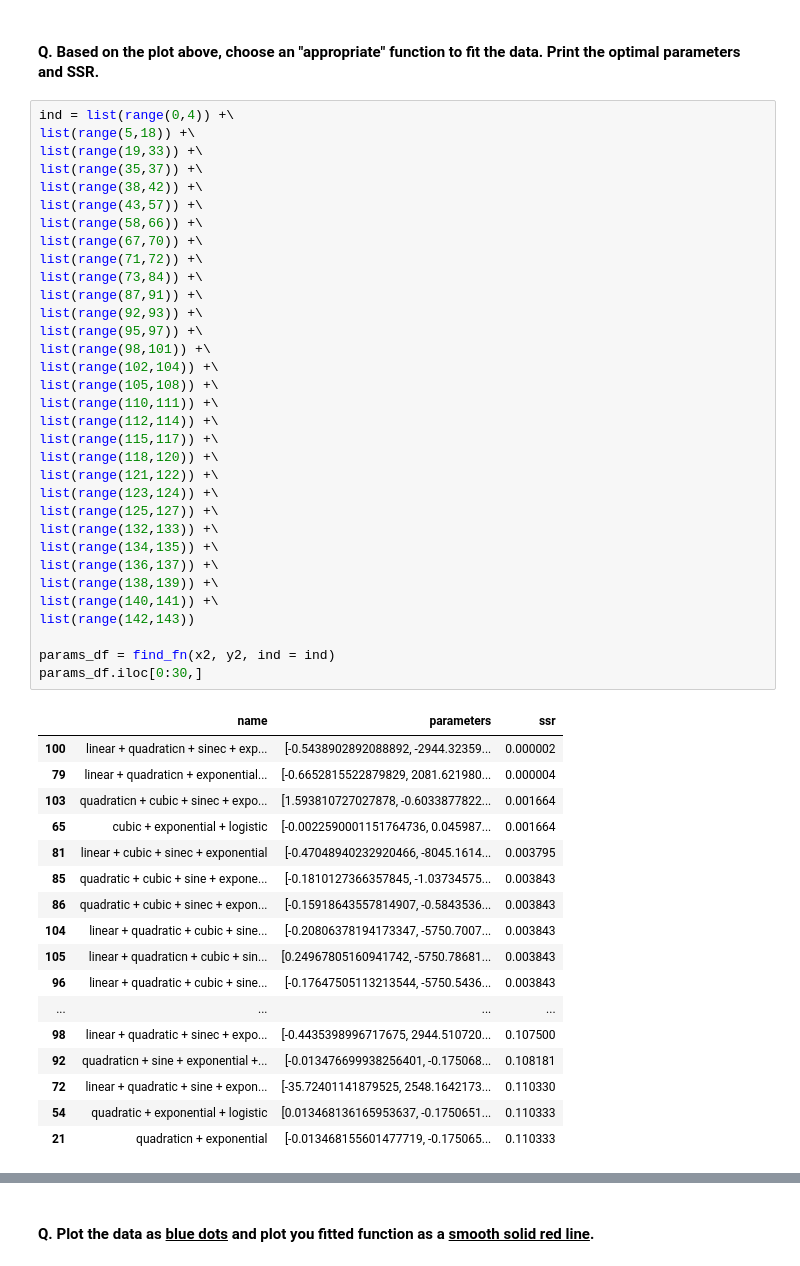
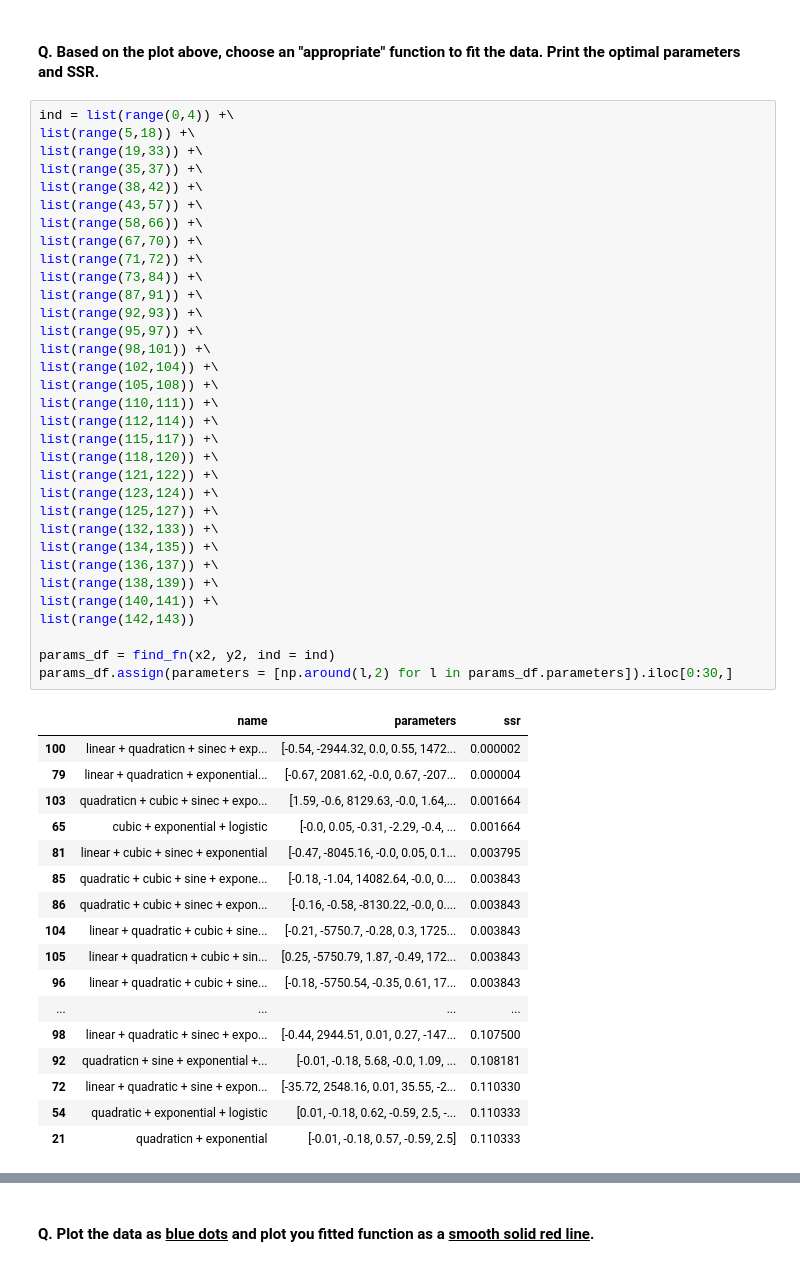
Before and after one commit to patdonato/msds2022_mds, a Jupyter notebook: HW2.ipynb, the cells around one changed output, grey strips where cells are left out. Cells and saved outputs as stored; diff of their text form.

```diff
--- a/HW2.ipynb
+++ b/HW2.ipynb
@@ -342,47 +342,47 @@ list(range(19,33)) +\
 list(range(35,37)) +\
 list(range(38,42)) +\
 list(range(43,57)) +\
 list(range(58,66)) +\
 list(range(67,70)) +\
 list(range(71,72)) +\
 list(range(73,84)) +\
 list(range(87,91)) +\
 list(range(92,93)) +\
 list(range(95,97)) +\
 list(range(98,101)) +\
 list(range(102,104)) +\
 list(range(105,108)) +\
 list(range(110,111)) +\
 list(range(112,114)) +\
 list(range(115,117)) +\
 list(range(118,120)) +\
 list(range(121,122)) +\
 list(range(123,124)) +\
 list(range(125,127)) +\
 list(range(132,133)) +\
 list(range(134,135)) +\
 list(range(136,137)) +\
 list(range(138,139)) +\
 list(range(140,141)) +\
 list(range(142,143))
 
 params_df = find_fn(x2, y2, ind = ind)
-params_df.iloc[0:30,]
+params_df.assign(parameters = [np.around(l,2) for l in params_df.parameters]).iloc[0:30,]
 # %% [output]
 |  | name | parameters | ssr |
-| 100 | linear + quadraticn + sinec + exp... | [-0.5438902892088892, -2944.32359... | 0.000002 |
-| 79 | linear + quadraticn + exponential... | [-0.6652815522879829, 2081.621980... | 0.000004 |
-| 103 | quadraticn + cubic + sinec + expo... | [1.593810727027878, -0.6033877822... | 0.001664 |
-| 65 | cubic + exponential + logistic | [-0.0022590001151764736, 0.045987... | 0.001664 |
-| 81 | linear + cubic + sinec + exponential | [-0.47048940232920466, -8045.1614... | 0.003795 |
-| 85 | quadratic + cubic + sine + expone... | [-0.1810127366357845, -1.03734575... | 0.003843 |
-| 86 | quadratic + cubic + sinec + expon... | [-0.15918643557814907, -0.5843536... | 0.003843 |
-| 104 | linear + quadratic + cubic + sine... | [-0.20806378194173347, -5750.7007... | 0.003843 |
-| 105 | linear + quadraticn + cubic + sin... | [0.24967805160941742, -5750.78681... | 0.003843 |
-| 96 | linear + quadratic + cubic + sine... | [-0.17647505113213544, -5750.5436... | 0.003843 |
+| 100 | linear + quadraticn + sinec + exp... | [-0.54, -2944.32, 0.0, 0.55, 1472... | 0.000002 |
+| 79 | linear + quadraticn + exponential... | [-0.67, 2081.62, -0.0, 0.67, -207... | 0.000004 |
+| 103 | quadraticn + cubic + sinec + expo... | [1.59, -0.6, 8129.63, -0.0, 1.64,... | 0.001664 |
+| 65 | cubic + exponential + logistic | [-0.0, 0.05, -0.31, -2.29, -0.4, ... | 0.001664 |
+| 81 | linear + cubic + sinec + exponential | [-0.47, -8045.16, -0.0, 0.05, 0.1... | 0.003795 |
+| 85 | quadratic + cubic + sine + expone... | [-0.18, -1.04, 14082.64, -0.0, 0.... | 0.003843 |
+| 86 | quadratic + cubic + sinec + expon... | [-0.16, -0.58, -8130.22, -0.0, 0.... | 0.003843 |
+| 104 | linear + quadratic + cubic + sine... | [-0.21, -5750.7, -0.28, 0.3, 1725... | 0.003843 |
+| 105 | linear + quadraticn + cubic + sin... | [0.25, -5750.79, 1.87, -0.49, 172... | 0.003843 |
+| 96 | linear + quadratic + cubic + sine... | [-0.18, -5750.54, -0.35, 0.61, 17... | 0.003843 |
 | ... | ... | ... | ... |
-| 98 | linear + quadratic + sinec + expo... | [-0.4435398996717675, 2944.510720... | 0.107500 |
-| 92 | quadraticn + sine + exponential +... | [-0.013476699938256401, -0.175068... | 0.108181 |
-| 72 | linear + quadratic + sine + expon... | [-35.72401141879525, 2548.1642173... | 0.110330 |
-| 54 | quadratic + exponential + logistic | [0.013468136165953637, -0.1750651... | 0.110333 |
-| 21 | quadraticn + exponential | [-0.013468155601477719, -0.175065... | 0.110333 |
+| 98 | linear + quadratic + sinec + expo... | [-0.44, 2944.51, 0.01, 0.27, -147... | 0.107500 |
+| 92 | quadraticn + sine + exponential +... | [-0.01, -0.18, 5.68, -0.0, 1.09, ... | 0.108181 |
+| 72 | linear + quadratic + sine + expon... | [-35.72, 2548.16, 0.01, 35.55, -2... | 0.110330 |
+| 54 | quadratic + exponential + logistic | [0.01, -0.18, 0.62, -0.59, 2.5, -... | 0.110333 |
+| 21 | quadraticn + exponential | [-0.01, -0.18, 0.57, -0.59, 2.5] | 0.110333 |
```
Also changed, not shown: parts of 25 cells of this notebook, 2 other files.
